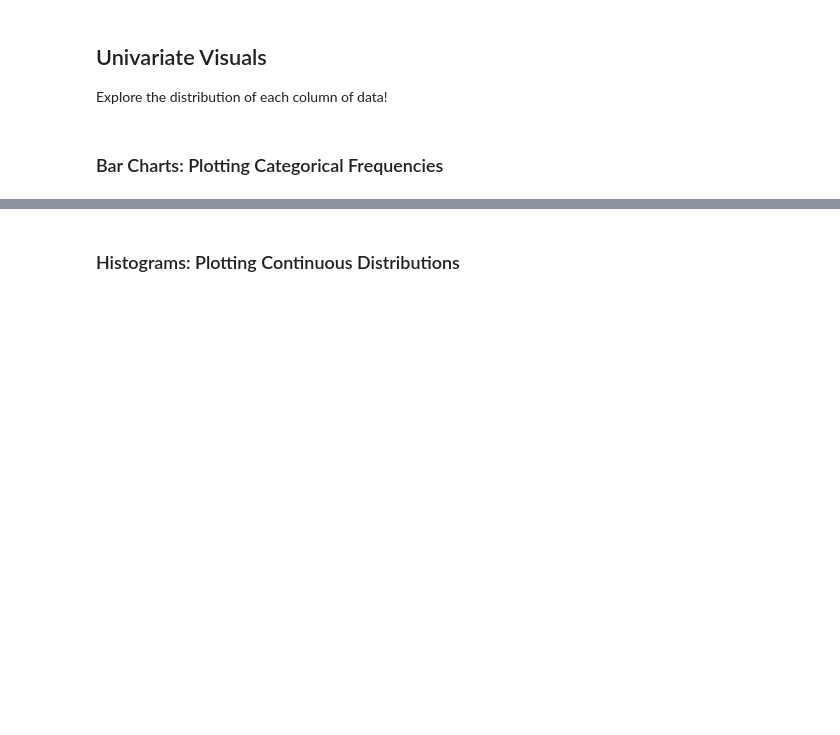
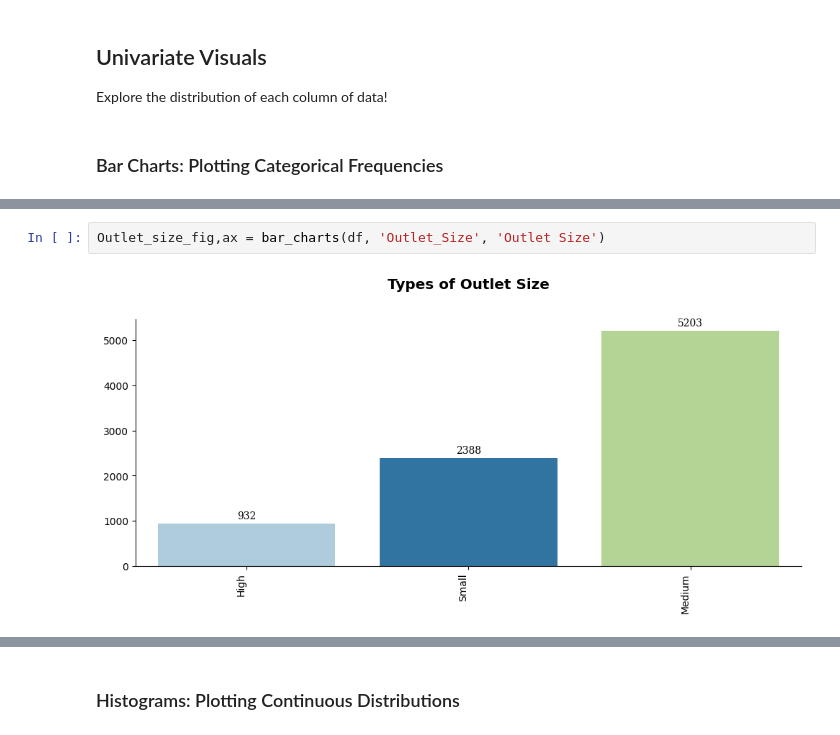
Before and after one commit to QianFu520/Food-Sales-Predictions, a Jupyter notebook: Part 2-Visualizations for Exploratory Data Analysis (EDA).ipynb, the cells around one changed output, grey strips where cells are left out. Drawn from its saved outputs; the diff is of its cells as text; blank space fills up the shorter version.

```diff
--- a/Part 2-Visualizations for Exploratory Data Analysis (EDA).ipynb
+++ b/Part 2-Visualizations for Exploratory Data Analysis (EDA).ipynb
@@ -209,0 +164,4 @@ plt.show()
+# %%
+Outlet_size_fig,ax = bar_charts(df, 'Outlet_Size', 'Outlet Size')
+# %% [output]
+[figure, added]
```
Also changed, not shown: parts of 33 cells of this notebook.
